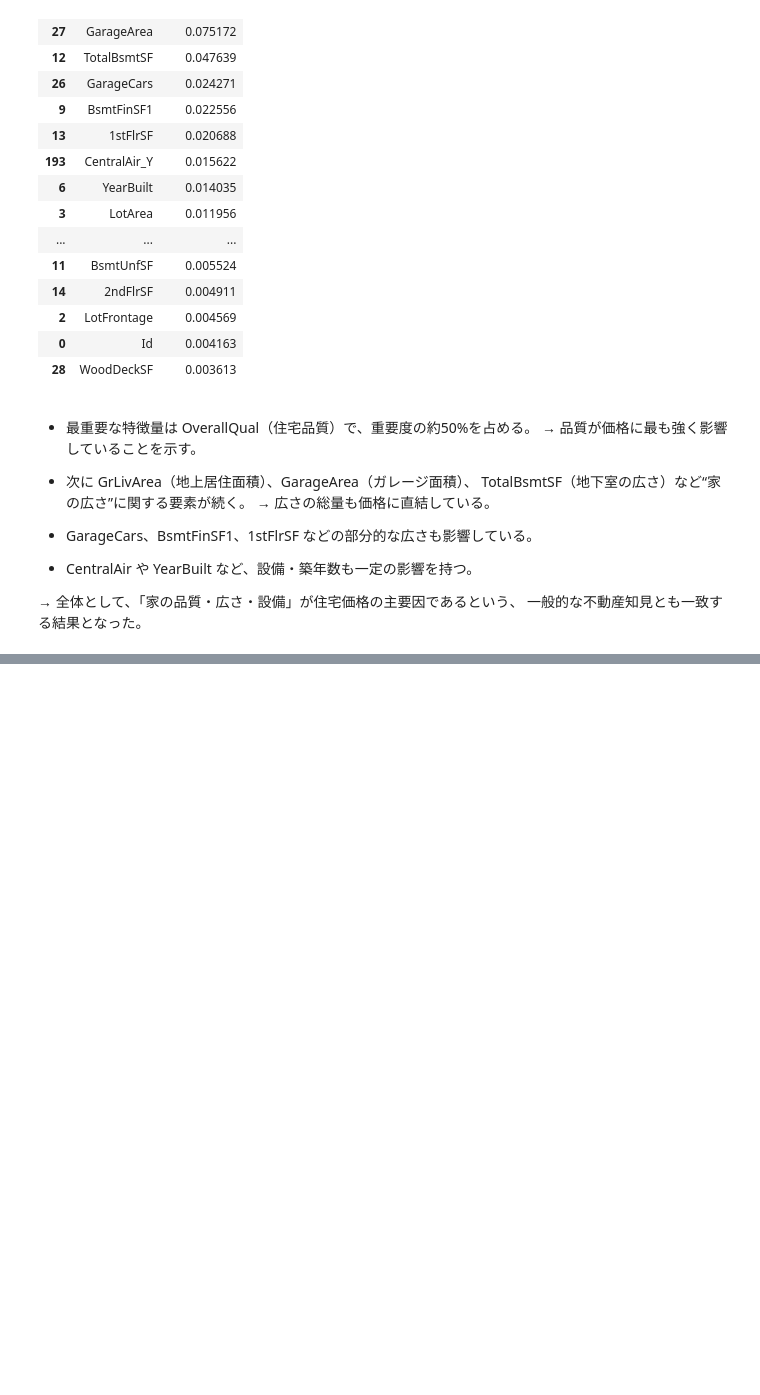
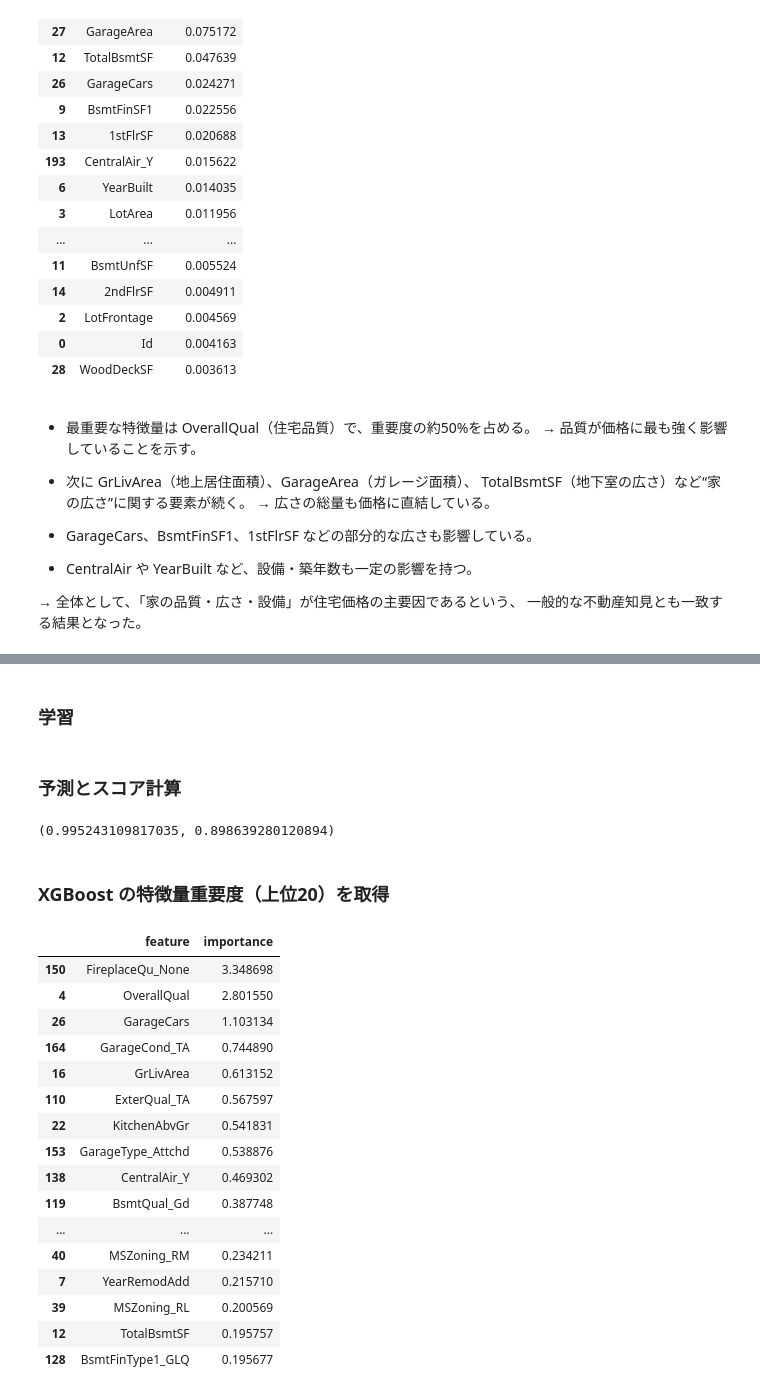
Before and after one commit to tsuzuki-privateDev/data-analysis-notebooks, a Jupyter notebook: house_prices_data.ipynb, the cells around one changed output, grey strips where cells are left out. Cells and saved outputs as stored; diff of their text form; code cells hidden in the pictures; blank space fills up the shorter version.

Commit message:
feat: XGBoostの特徴量重要度を算出し分析を追加

```diff
--- a/house_prices_data.ipynb
+++ b/house_prices_data.ipynb
@@ -605,0 +628,4 @@ fi.head(20)
+# %%
+import xgboost as xgb
+dtrain = xgb.DMatrix(x_train, label=y_train)
+dtest = xgb.DMatrix(x_test, label=y_test)
@@ -605,0 +636,65 @@ fi.head(20)
+# %%
+params = {
+    'objective': 'reg:squarederror',
+    'eval_metric': 'rmse',
+    'max_depth': 4,
+    'eta': 0.1,
+    'subsample': 0.8,
+    'colsample_bytree': 0.8,
+    'seed': 42
+}
+# %% [markdown]
+### 学習
+# %%
+num_round = 300 # 木の本数
+xgb_model = xgb.train(params, dtrain, num_round)
+# %% [markdown]
+### 予測とスコア計算
+# %%
+from sklearn.metrics import r2_score
+
+train_pred = xgb_model.predict(dtrain)
+test_pred = xgb_model.predict(dtest)
+
+xgb_train_r2 = r2_score(y_train, train_pred)
+xgb_test_r2 = r2_score(y_test, test_pred)
+
+xgb_train_r2, xgb_test_r2
+# %% [output]
+(0.995243109817035, 0.898639280120894)
+# %% [markdown]
+### XGBoost の特徴量重要度（上位20）を取得
+# %%
+import pandas as pd
+
+# XGBoost が出す特徴量重要度を取得
+importance_dict = xgb_model.get_score(importance_type='gain')
+
+# DataFrame に変換
+xgb_fi = (
+    pd.DataFrame({
+        'feature': list(importance_dict.keys()),
+        'importance': list(importance_dict.values())
+    })
+    .sort_values('importance', ascending=False)
+)
+
+xgb_fi.head(20)
+# %% [output]
+|  | feature | importance |
+| 150 | FireplaceQu_None | 3.348698 |
+| 4 | OverallQual | 2.801550 |
+| 26 | GarageCars | 1.103134 |
+| 164 | GarageCond_TA | 0.744890 |
+| 16 | GrLivArea | 0.613152 |
+| 110 | ExterQual_TA | 0.567597 |
+| 22 | KitchenAbvGr | 0.541831 |
+| 153 | GarageType_Attchd | 0.538876 |
+| 138 | CentralAir_Y | 0.469302 |
+| 119 | BsmtQual_Gd | 0.387748 |
+| ... | ... | ... |
+| 40 | MSZoning_RM | 0.234211 |
+| 7 | YearRemodAdd | 0.215710 |
+| 39 | MSZoning_RL | 0.200569 |
+| 12 | TotalBsmtSF | 0.195757 |
+| 128 | BsmtFinType1_GLQ | 0.195677 |
```
Also changed, not shown: parts of 8 cells of this notebook.
